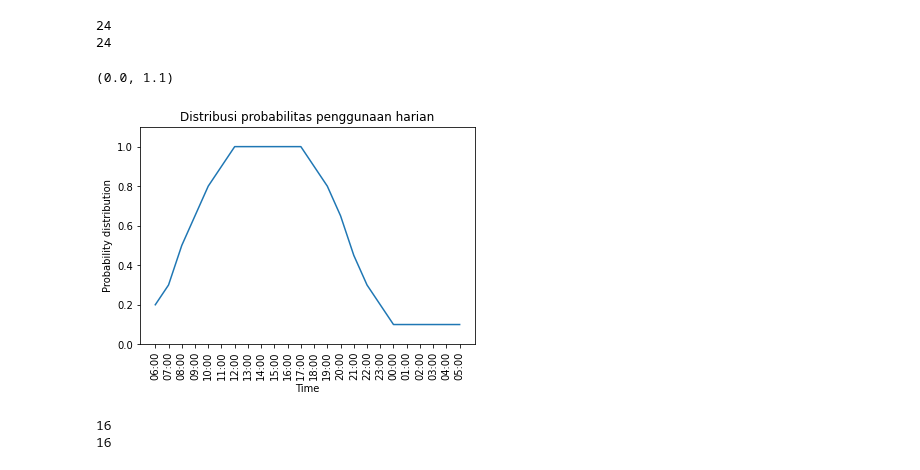
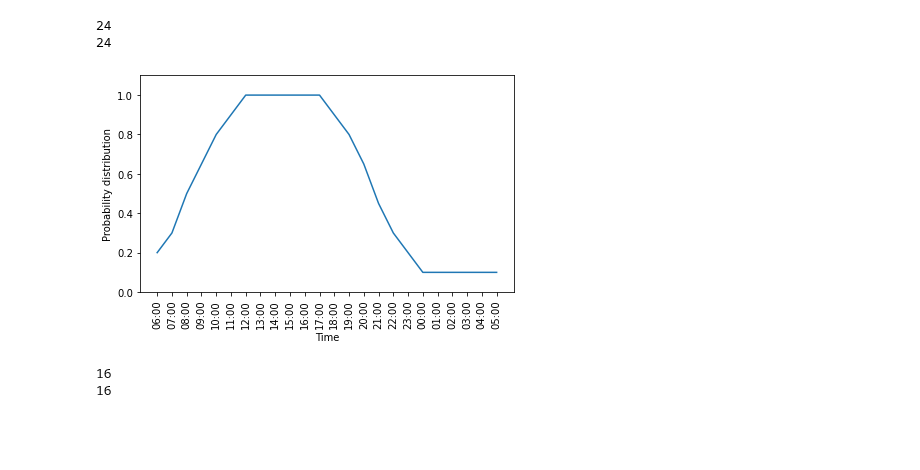
Before and after one commit to lakubis/LionIsACat, a Jupyter notebook: Felix_Learn/run_model_lomba.ipynb, the cells around one changed output. Cells and saved outputs as stored; diff of their text form; code cells hidden in the pictures; blank space fills up the shorter version.

```diff
--- a/Felix_Learn/run_model_lomba.ipynb
+++ b/Felix_Learn/run_model_lomba.ipynb
@@ -1,24 +1,26 @@
 # %%
 from model_lomba import *
 import matplotlib.pyplot as plt
 import seaborn as sns
 
 demand = [0.2,0.3,0.5,0.65,0.8,0.9,1.0,1.0,1.0,1.0,1.0,1.0,0.9,0.8,0.65,0.45,0.3,0.2,0.1,0.1,0.1,0.1,0.1,0.1]
 hour = ["06:00","07:00","08:00","09:00","10:00","11:00","12:00","13:00","14:00","15:00","16:00","17:00","18:00","19:00","20:00","21:00","22:00","23:00","00:00","01:00","02:00","03:00","04:00","05:00"]
 print(len(demand))
 print(len(hour))
 
 plt.plot(hour,demand)
 plt.xticks(rotation = 'vertical')
 plt.xlabel('Time')
 plt.ylabel('Probability distribution')
-plt.title('Distribusi probabilitas penggunaan harian')
+plt.title('')
 plt.ylim([0.0,1.1])
+#plt.tight_layout()
+#plt.savefig('Prob-dist.png', format = 'png' )
+plt.show()
 # %% [output]
 24
 24
-(0.0, 1.1)
-[figure, old version]
+[figure, new version]
 # %%
 map_width = 50
 map_height = 50
```
Also changed, not shown: 2 other files.
